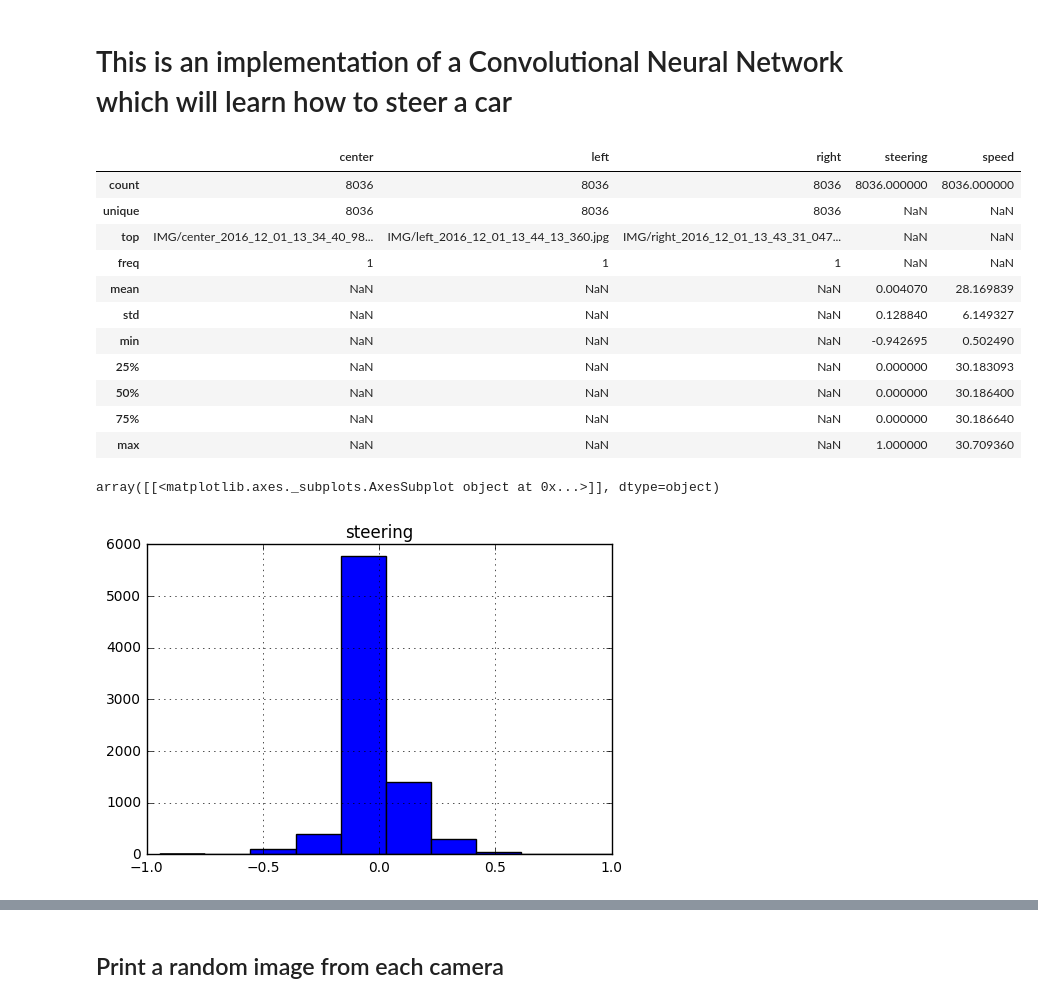
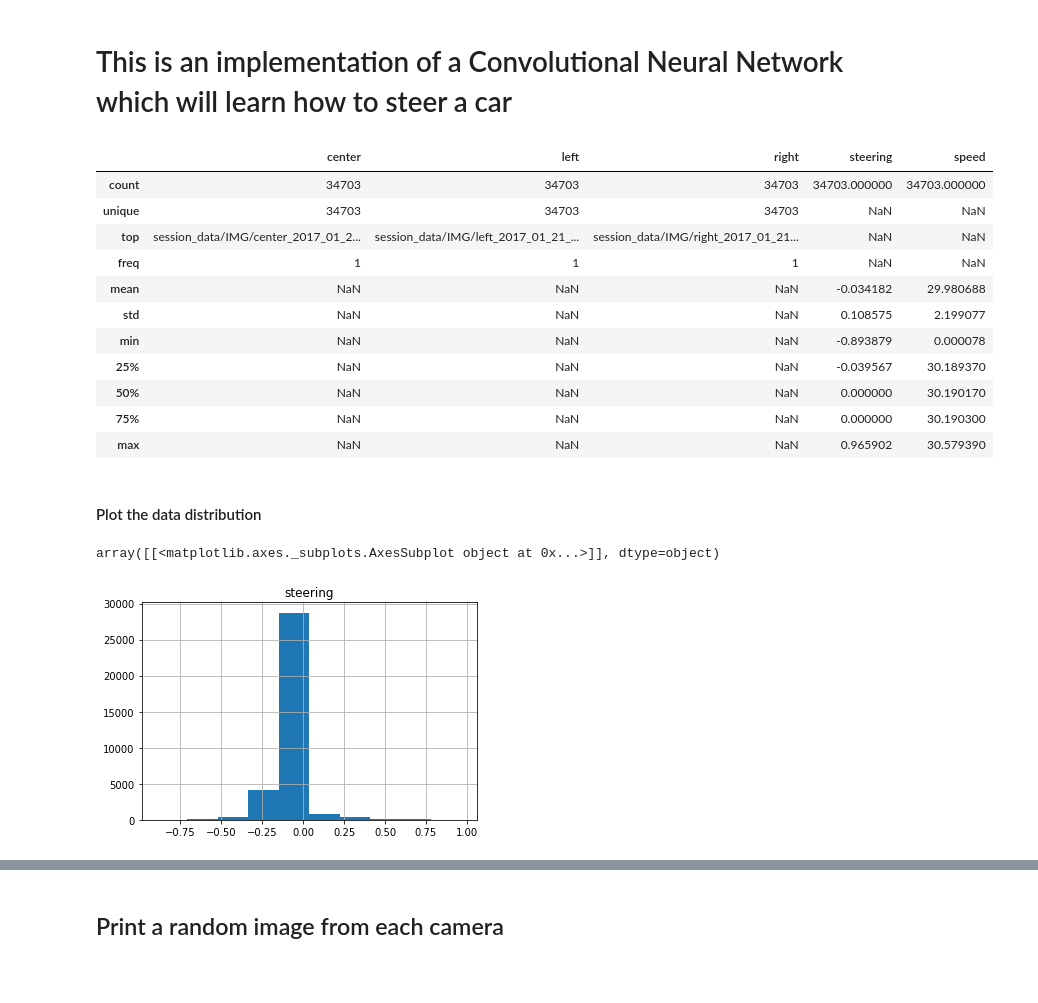
Before and after one commit to js1972/self-driving-car, a Jupyter notebook: self-driving-car.ipynb, the cells around one changed output, grey strips where cells are left out. Drawn from its saved outputs; the diff is of its cells as text; code cells hidden in the pictures; blank space fills up the shorter version.

```diff
--- a/self-driving-car.ipynb
+++ b/self-driving-car.ipynb
@@ -20,24 +20,28 @@ import cv2
 
 # Visualizations will be shown inline
 %matplotlib inline
+# %%
+DATA_FILE = "session_data/driving_log.csv"
 # %%
-df = pd.read_csv("data/driving_log.csv", usecols=[0,1,2,3, 6])
+df = pd.read_csv(DATA_FILE, usecols=[0,1,2,3, 6])
 df.describe(include="all")
 # %% [output]
 |  | center | left | right | steering | speed |
-| count | 8036 | 8036 | 8036 | 8036.000000 | 8036.000000 |
-| unique | 8036 | 8036 | 8036 | NaN | NaN |
-| top | IMG/center_2016_12_01_13_34_40_98... | IMG/left_2016_12_01_13_44_13_360.jpg | IMG/right_2016_12_01_13_43_31_047... | NaN | NaN |
+| count | 34703 | 34703 | 34703 | 34703.000000 | 34703.000000 |
+| unique | 34703 | 34703 | 34703 | NaN | NaN |
+| top | session_data/IMG/center_2017_01_2... | session_data/IMG/left_2017_01_21_... | session_data/IMG/right_2017_01_21... | NaN | NaN |
 | freq | 1 | 1 | 1 | NaN | NaN |
-| mean | NaN | NaN | NaN | 0.004070 | 28.169839 |
-| std | NaN | NaN | NaN | 0.128840 | 6.149327 |
-| min | NaN | NaN | NaN | -0.942695 | 0.502490 |
-| 25% | NaN | NaN | NaN | 0.000000 | 30.183093 |
-| 50% | NaN | NaN | NaN | 0.000000 | 30.186400 |
-| 75% | NaN | NaN | NaN | 0.000000 | 30.186640 |
-| max | NaN | NaN | NaN | 1.000000 | 30.709360 |
+| mean | NaN | NaN | NaN | -0.034182 | 29.980688 |
+| std | NaN | NaN | NaN | 0.108575 | 2.199077 |
+| min | NaN | NaN | NaN | -0.893879 | 0.000078 |
+| 25% | NaN | NaN | NaN | -0.039567 | 30.189370 |
+| 50% | NaN | NaN | NaN | 0.000000 | 30.190170 |
+| 75% | NaN | NaN | NaN | 0.000000 | 30.190300 |
+| max | NaN | NaN | NaN | 0.965902 | 30.579390 |
+# %% [markdown]
+#### Plot the data distribution
 # %%
 df.hist(column="steering")
 # %% [output]
 array([[<matplotlib.axes._subplots.AxesSubplot object at 0x...>]], dtype=object)
-[figure, old version]
+[figure, new version]
```
Also changed, not shown: parts of 9 cells of this notebook, 4 other files.
